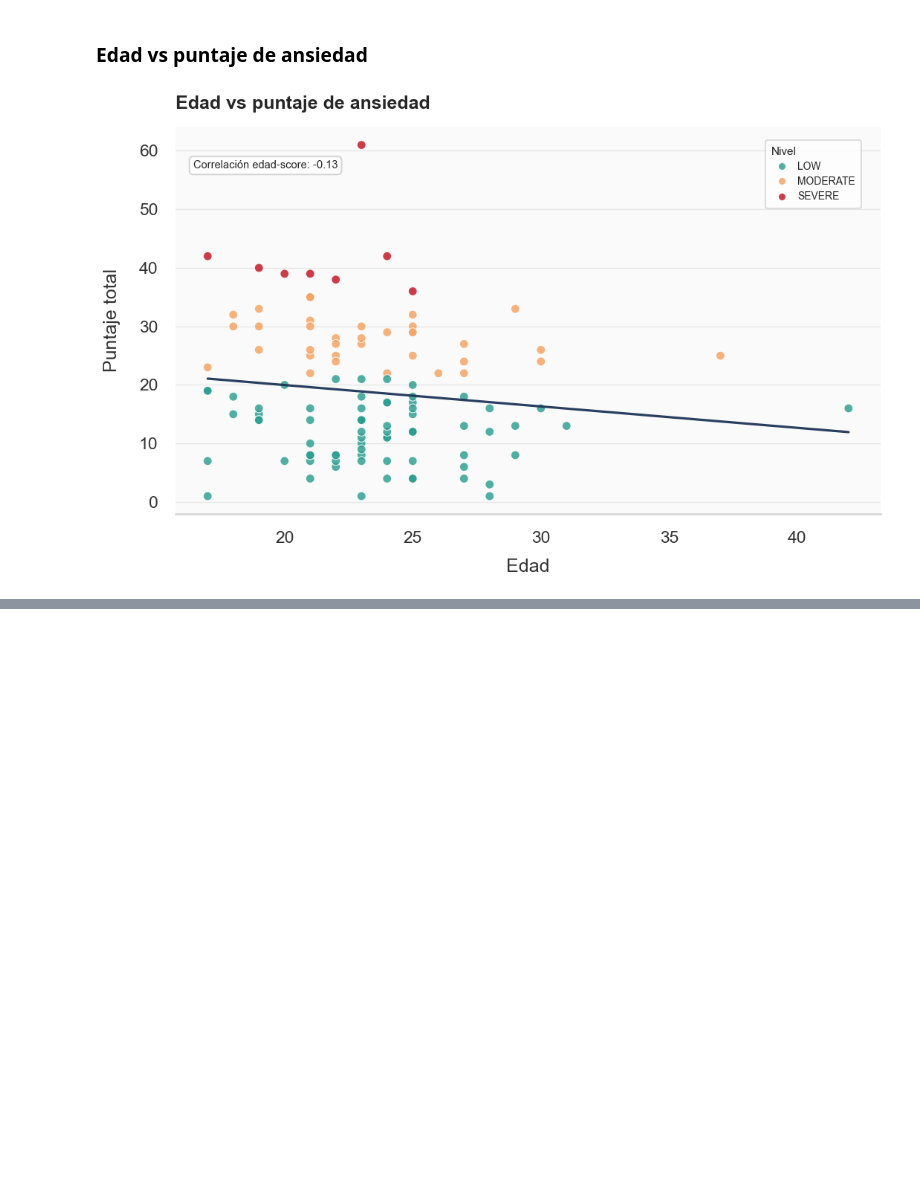
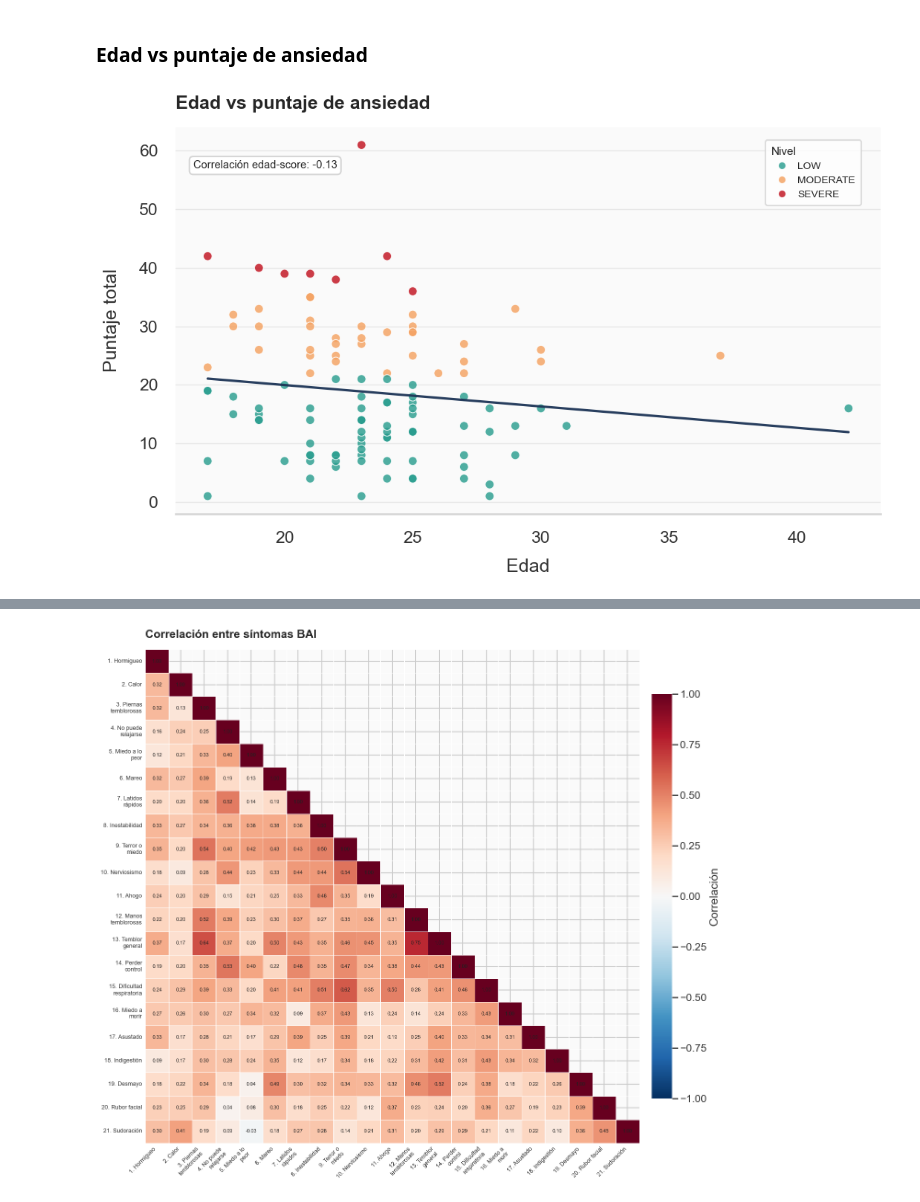
Before and after one commit to homeless-coder/bai-analysis, a Jupyter notebook: notebooks/02_eda.ipynb, the cells around one changed output, grey strips where cells are left out. Cells and saved outputs as stored; diff of their text form; code cells hidden in the pictures; blank space fills up the shorter version.

```diff
--- a/notebooks/02_eda.ipynb
+++ b/notebooks/02_eda.ipynb
@@ -419,0 +424,97 @@ plt.show()
+# %%
+import numpy as np
+from textwrap import wrap
+
+bai_cols = sorted(
+    [col for col in df.columns if col.startswith("BAI_")],
+    key=lambda col: int(col.split("_")[1]),
+)
+
+BAI_SYMPTOMS = {
+    "BAI_1": "Entumecimiento u hormigueo",
+    "BAI_2": "Sensación de calor",
+    "BAI_3": "Temblor en las piernas",
+    "BAI_4": "Incapacidad para relajarse",
+    "BAI_5": "Miedo a que ocurra lo peor",
+    "BAI_6": "Mareo o aturdimiento",
+    "BAI_7": "Latidos fuertes o rápidos",
+    "BAI_8": "Inestabilidad",
+    "BAI_9": "Terror o miedo",
+    "BAI_10": "Nerviosismo",
+    "BAI_11": "Sensación de ahogo",
+    "BAI_12": "Temblor en las manos",
+    "BAI_13": "Temblor general",
+    "BAI_14": "Miedo a perder el control",
+    "BAI_15": "Dificultad para respirar",
+    "BAI_16": "Miedo a morir",
+    "BAI_17": "Asustado",
+    "BAI_18": "Indigestión o malestar abdominal",
+    "BAI_19": "Sensación de desmayo",
+    "BAI_20": "Rubor facial",
+    "BAI_21": "Sudoración",
+}
+
+bai_labels = {col: f"{col}: {BAI_SYMPTOMS[col]}" for col in bai_cols}
+
+BAI_SHORT_SYMPTOMS = {
+    "BAI_1": "Hormigueo",
+    "BAI_2": "Calor",
+    "BAI_3": "Piernas temblorosas",
+    "BAI_4": "No puede relajarse",
+    "BAI_5": "Miedo a lo peor",
+    "BAI_6": "Mareo",
+    "BAI_7": "Latidos rápidos",
+    "BAI_8": "Inestabilidad",
+    "BAI_9": "Terror o miedo",
+    "BAI_10": "Nerviosismo",
+    "BAI_11": "Ahogo",
+    "BAI_12": "Manos temblorosas",
+    "BAI_13": "Temblor general",
+    "BAI_14": "Perder control",
+    "BAI_15": "Dificultad respiratoria",
+    "BAI_16": "Miedo a morir",
+    "BAI_17": "Asustado",
+    "BAI_18": "Indigestión",
+    "BAI_19": "Desmayo",
+    "BAI_20": "Rubor facial",
+    "BAI_21": "Sudoración",
+}
+heatmap_labels = {col: f"{col.split('_')[1]}. {BAI_SHORT_SYMPTOMS[col]}" for col in bai_cols}
+
+
+def wrap_bai_label(label, width=18):
+    return "\n".join(wrap(label, width=width, break_long_words=False))
+
+corr_matrix = df[bai_cols].corr().rename(index=heatmap_labels, columns=heatmap_labels)
+wrapped_labels = [wrap_bai_label(label, width=16) for label in corr_matrix.columns]
+mask = np.triu(np.ones_like(corr_matrix, dtype=bool), k=1)
+
+fig, ax = plt.subplots(figsize=(15, 12.5))
+sns.heatmap(
+    corr_matrix,
+    mask=mask,
+    cmap="RdBu_r",
+    vmin=-1,
+    vmax=1,
+    center=0,
+    square=True,
+    linewidths=0.45,
+    linecolor="white",
+    annot=True,
+    fmt=".2f",
+    annot_kws={"size": 7.8, "color": "#222222"},
+    cbar_kws={"label": "Correlación", "shrink": 0.82, "pad": 0.02},
+    ax=ax,
+)
+
+ax.set_title("Correlación entre síntomas BAI", loc="left", pad=18)
+ax.set_xlabel("")
+ax.set_ylabel("")
+ax.set_xticklabels(wrapped_labels, rotation=45, ha="right", fontsize=9)
+ax.set_yticklabels(wrapped_labels, rotation=0, fontsize=9)
+ax.tick_params(axis="both", length=0, pad=5)
+
+save_plot(fig, "bai_correlation_heatmap.png")
+plt.show()
+# %% [output]
+[figure, added]
```
Also changed, not shown: parts of 8 cells of this notebook, 2 other files.
